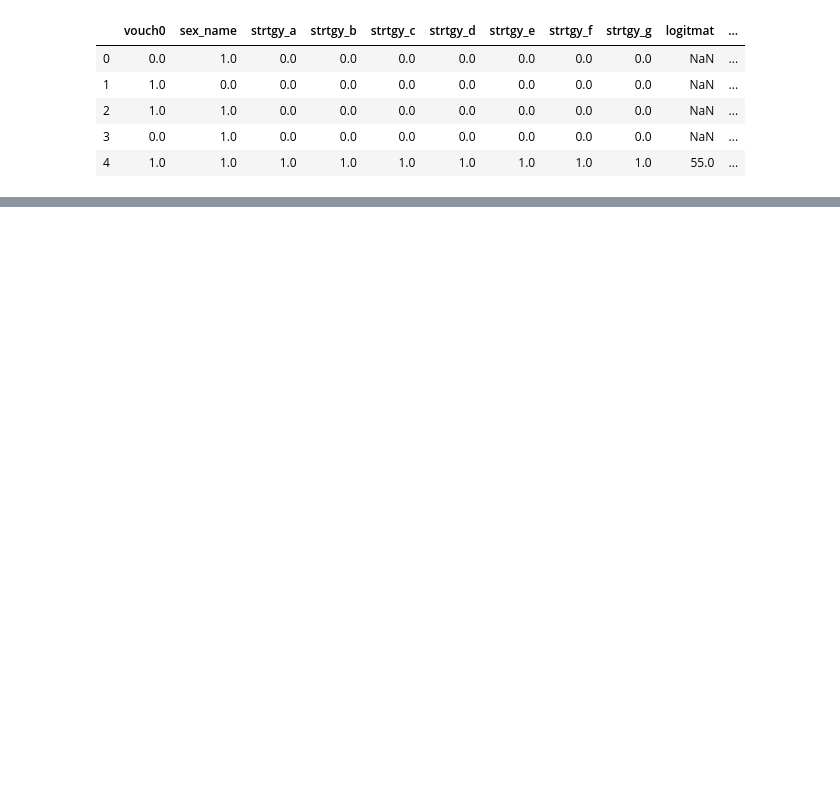
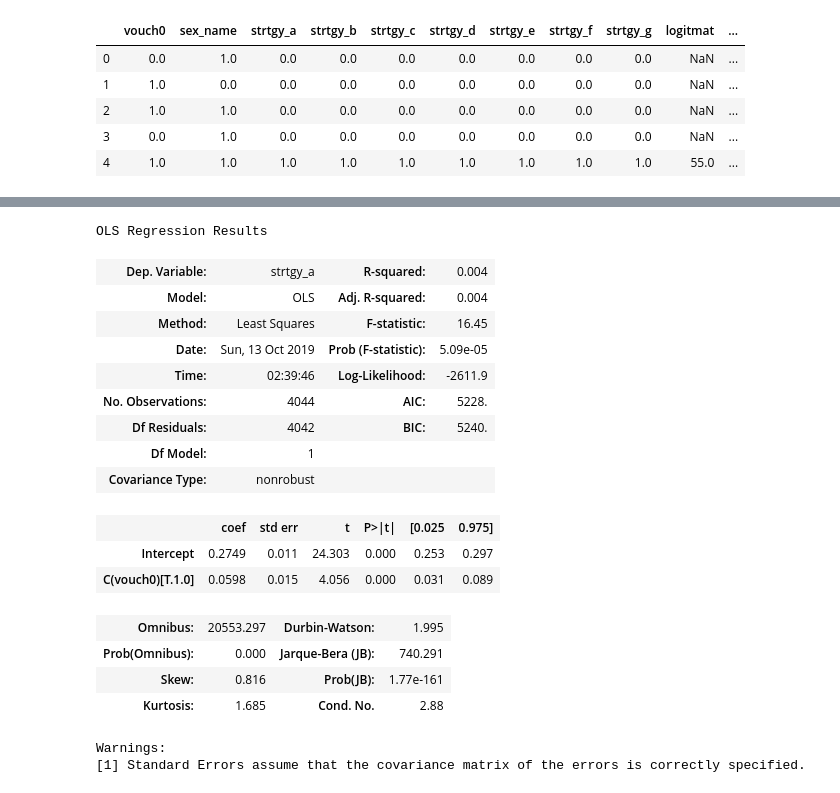
Before and after one commit to saurabh-khanna/experimental-analysis, a Jupyter notebook: ps1_code.ipynb, the cells around one changed output, grey strips where cells are left out. Drawn from its saved outputs; the diff is of its cells as text; code cells hidden in the pictures; blank space fills up the shorter version.

```diff
--- a/ps1_code.ipynb
+++ b/ps1_code.ipynb
@@ -264,3 +264,26 @@ OLS Regression Results
 | Kurtosis: | 6.196 | Cond. No. | 2.88 |
 Warnings:
 [1] Standard Errors assume that the covariance matrix of the errors is correctly specified.
+# %%
+# 3c
+smf.ols(formula = 'strtgy_a ~ C(vouch0)', data = df).fit().summary()
+# %% [output]
+OLS Regression Results
+| Dep. Variable: | strtgy_a | R-squared: | 0.004 |
+| Model: | OLS | Adj. R-squared: | 0.004 |
+| Method: | Least Squares | F-statistic: | 16.45 |
+| Date: | Sun, 13 Oct 2019 | Prob (F-statistic): | 5.09e-05 |
+| Time: | 02:39:46 | Log-Likelihood: | -2611.9 |
+| No. Observations: | 4044 | AIC: | 5228. |
+| Df Residuals: | 4042 | BIC: | 5240. |
+| Df Model: | 1 |  |  |
+| Covariance Type: | nonrobust |  |  |
+|  | coef | std err | t | P>|t| | [0.025 | 0.975] |
+| Intercept | 0.2749 | 0.011 | 24.303 | 0.000 | 0.253 | 0.297 |
+| C(vouch0)[T.1.0] | 0.0598 | 0.015 | 4.056 | 0.000 | 0.031 | 0.089 |
+| Omnibus: | 20553.297 | Durbin-Watson: | 1.995 |
+| Prob(Omnibus): | 0.000 | Jarque-Bera (JB): | 740.291 |
+| Skew: | 0.816 | Prob(JB): | 1.77e-161 |
+| Kurtosis: | 1.685 | Cond. No. | 2.88 |
+Warnings:
+[1] Standard Errors assume that the covariance matrix of the errors is correctly specified.
```
Also changed, not shown: parts of 23 cells of this notebook.
